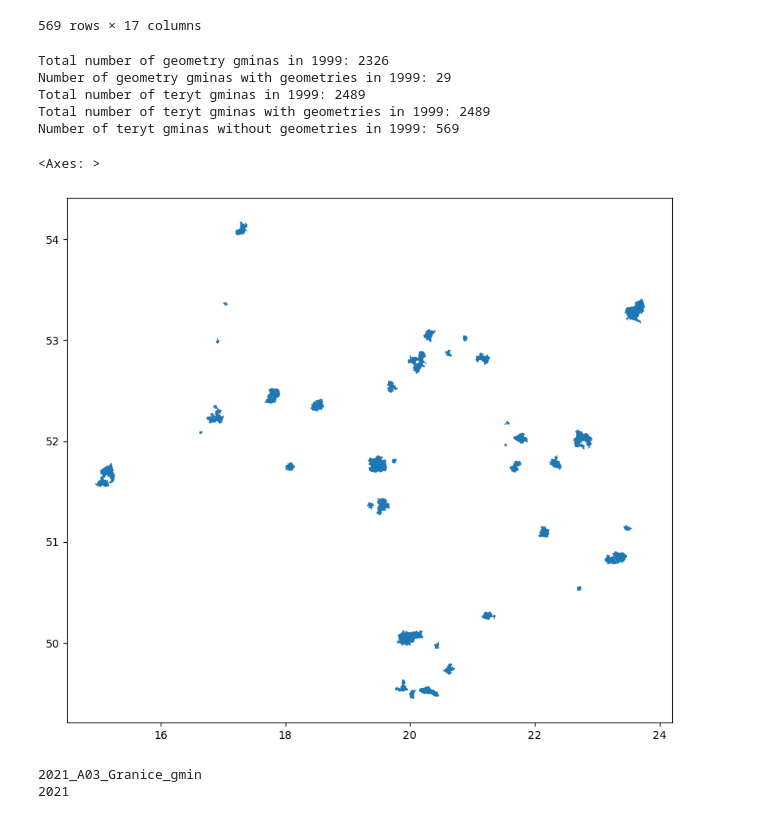
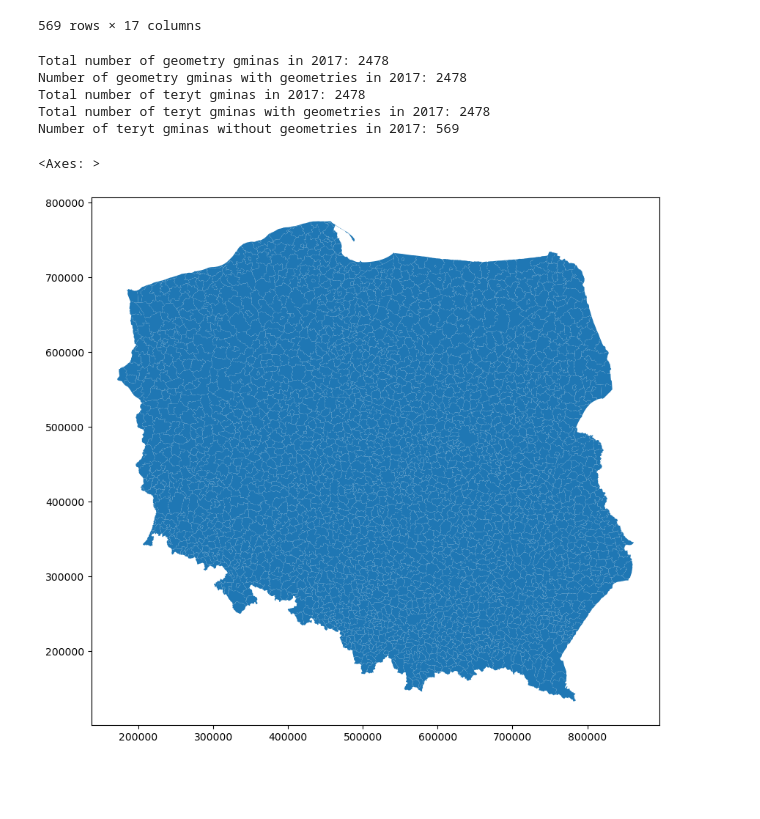
Before and after one commit to jendrkk/LRDWI-Paper, a Jupyter notebook: Code/analysis/GUS01B_shapes.ipynb, the cells around one changed output. Cells and saved outputs as stored; diff of their text form; code cells hidden in the pictures; blank space fills up the shorter version.

```diff
--- a/Code/analysis/GUS01B_shapes.ipynb
+++ b/Code/analysis/GUS01B_shapes.ipynb
@@ -41,5 +41,5 @@ v_NCtT = np.vectorize(luf.nuts_code_to_teryt)
 v_tostring = np.vectorize(lambda x: str(x))
 v_zero_pad = np.vectorize(lambda x, n: str(x).zfill(n))
 # %%
-mega_df = pd.read_csv(geospatial_root / "teryt_df_backup.csv", encoding="utf-8")
+mega_df = pd.read_csv(geospatial_root / "teryt_df.csv", encoding="utf-8")
 mega_df['teryt'] = v_zero_pad(v_tostring(mega_df['id']),7)
@@ -194,7 +210,7 @@ missing_geometries
 v_replace_last = np.vectorize(lambda x,y: str(x)[:-1] + y)
 
 # Choose year
-year = 1999
+year = 2017
 specific_closest_year = None
 
 # Take the geodataframe for that year and plot only that gminas which have geometries in teryt_df for that year
@@ -202,42 +218,37 @@ year_key = None
 for key in list(gdf_list.keys()):
     if str(year) in str(key):
         year_key = key
         break
 if year_key is None and specific_closest_year is None:
     # We find the closest year available
     available_years = [int(key[:4]) for key in list(gdf_list.keys())]
     closest_year = min(available_years, key=lambda x: abs(x - year))
     year_key = [key for key in list(gdf_list.keys()) if str(closest_year) in str(key)][0]
 elif specific_closest_year is not None:
     closest_year = specific_closest_year
+    year_key = [key for key in list(gdf_list.keys()) if str(closest_year) in str(key)][0]
 else:
     closest_year = year
 
 if int(closest_year) <= 2012:
     selected_teryts = v_replace_last(teryt_df.loc[(teryt_df['level'] == 6) & (teryt_df['RODZ'] < 4) & (teryt_df['year'] == int(year))]['teryt'].values, '0')
 else:
     selected_teryts = teryt_df.loc[(teryt_df['geometry_available'] == True) & (teryt_df['level'] == 6) & (teryt_df['RODZ'] < 4) & (teryt_df['year'] == int(year))]['teryt'].values
 gdf_year = gdf_list[year_key]
 gdf_year_selected = gdf_year[gdf_year['teryt'].isin(selected_teryts)]
 
 print(f"Total number of geometry gminas in {year}: {len(gdf_year)}")
 print(f"Number of geometry gminas with geometries in {year}: {len(gdf_year_selected)}")
 print(f"Total number of teryt gminas in {year}: {len(teryt_df.loc[(teryt_df['level'] == 6) & (teryt_df['RODZ'] < 4) & (teryt_df['year'] == int(year))])}")
 print(f"Total number of teryt gminas with geometries in {year}: {len(selected_teryts)}")
 print(f"Number of teryt gminas without geometries in {year}: {len(missing_geometries)}")
 
 gdf_year_selected.plot(figsize=(10,10))
 # %% [output]
-Total number of geometry gminas in 1999: 2326
-Number of geometry gminas with geometries in 1999: 29
-Total number of teryt gminas in 1999: 2489
-Total number of teryt gminas with geometries in 1999: 2489
-Number of teryt gminas without geometries in 1999: 569
+Total number of geometry gminas in 2017: 2478
+Number of geometry gminas with geometries in 2017: 2478
+Total number of teryt gminas in 2017: 2478
+Total number of teryt gminas with geometries in 2017: 2478
+Number of teryt gminas without geometries in 2017: 569
 <Axes: >
-[figure, old version]
+[figure, new version]
-# %%
-print(year_key)
-print(year)
-# %% [output]
-2021_A03_Granice_gmin
-2021
```
Also changed, not shown: parts of 1 cell of this notebook, 23 other files.
